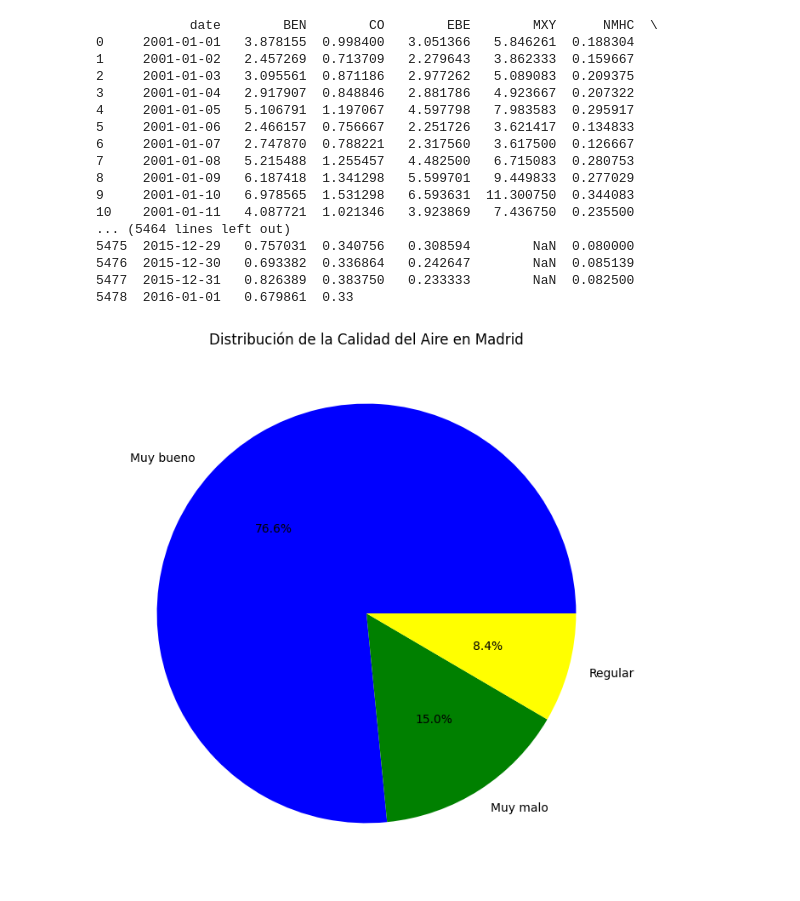
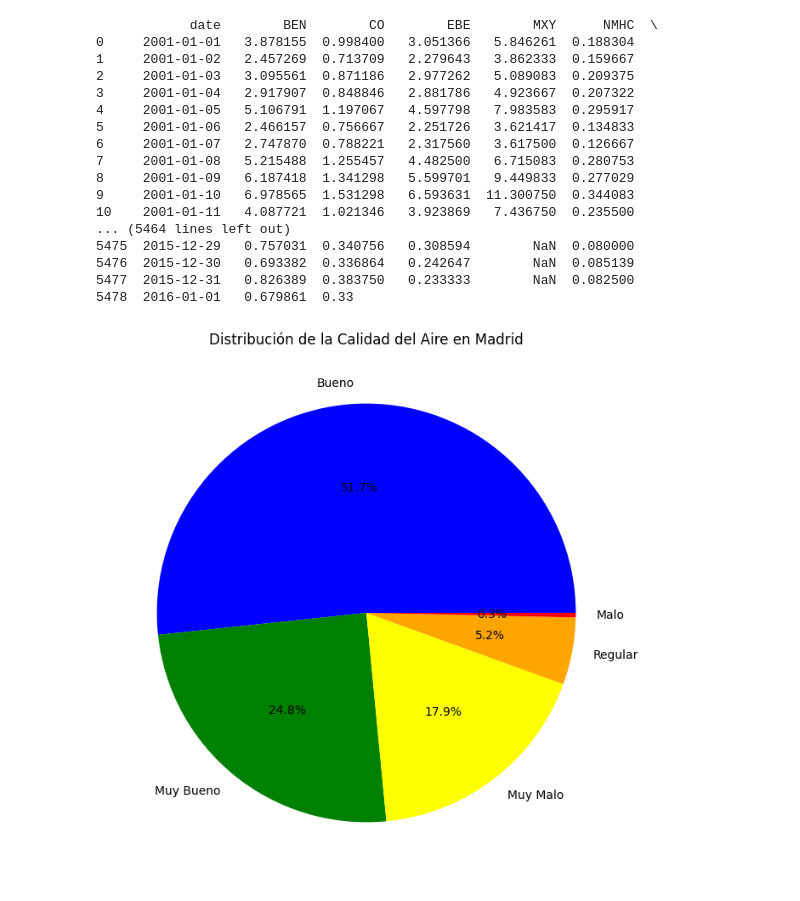
Before and after one commit to DavidArquero/labo1DataMining, a Jupyter notebook: lab01.ipynb, the cells around one changed output. Saved outputs shown, nothing was run; the diff lists cells and outputs as text; code cells hidden in the pictures.

```diff
--- a/lab01.ipynb
+++ b/lab01.ipynb
@@ -17,6 +17,22 @@ limitesContaminantes = {
     "SO_2": [50, 100, 350, 500]
 }
 
+orden_calidad = {
+    "Muy Bueno": 1,
+    "Bueno": 2,
+    "Regular": 3,
+    "Malo": 4,
+    "Muy Malo": 5
+}
+
+orden_calidad_inverso = {
+    1: "Muy Bueno",
+    2: "Bueno",
+    3: "Regular",
+    4: "Malo",
+    5: "Muy Malo"
+}
+
 
 # Ruta de la carpeta donde están los archivos CSV
 ruta_carpeta = "./csvs_por_año"
@@ -27,8 +43,12 @@ archivos_csv = [archivo for archivo in os.listdir(ruta_carpeta) if archivo.endsw
 # Leer y concatenar todos los archivos en un solo DataFrame
 df = pd.concat([pd.read_csv(os.path.join(ruta_carpeta, archivo)) for archivo in archivos_csv], ignore_index=True)
 
-#Eliminar datos redundantes o anómalos.
+#Eliminar datos redundantes.
 df = df.drop_duplicates()
+
+columnas_relevantes = ["PM25", "PM10", "NO_2", "O_3", "SO_2"]
+
+
 
 # Convertir la columna 'date' a tipo datetime
 df["date"] = pd.to_datetime(df["date"])
@@ -46,15 +66,15 @@ def clasificar_calidad(valor, limites):
     Clasifica el valor de contaminación según los rangos de la tabla.
     """
     if valor <= limites[0]:
-        return "Muy bueno"
+        return 1
     elif valor <= limites[1]:
-        return "Bueno"
+        return 2
     elif valor <= limites[2]:
-        return "Regular"
+        return 3
     elif valor <= limites[3]:
-        return "Malo"
+        return 4
     else:
-        return "Muy malo"
+        return 5
 
 
 
@@ -66,37 +86,37 @@ for contaminante, limites in limitesContaminantes.items():
 df_media_diaria["Calidad_Aire_General"] = df_media_diaria[
     [f"categoria_{c}" for c in limitesContaminantes.keys()]
 ].max(axis=1)  # Toma la peor categoría
-
+df_media_diaria["Calidad_Aire_General"] = df_media_diaria["Calidad_Aire_General"].replace(orden_calidad_inverso)
 
 print(df_media_diaria)
 
 df_media_diaria.to_csv("calidad_aire_diaria.csv", index=False)
 
 # Contar la cantidad de días en cada categoría
 conteo_calidades = df_media_diaria["Calidad_Aire_General"].value_counts()
 print(conteo_calidades)
 
 # Crear el gráfico de pastel
 plt.figure(figsize=(8, 8))
 plt.pie(conteo_calidades, labels=conteo_calidades.index, autopct="%1.1f%%", colors=["blue", "green", "yellow", "orange", "red"])
 plt.title("Distribución de la Calidad del Aire en Madrid")
 plt.show()
 # %% [output]
             date        BEN        CO        EBE        MXY      NMHC  \
 0     2001-01-01   3.878155  0.998400   3.051366   5.846261  0.188304
 1     2001-01-02   2.457269  0.713709   2.279643   3.862333  0.159667
 2     2001-01-03   3.095561  0.871186   2.977262   5.089083  0.209375
 3     2001-01-04   2.917907  0.848846   2.881786   4.923667  0.207322
 4     2001-01-05   5.106791  1.197067   4.597798   7.983583  0.295917
 5     2001-01-06   2.466157  0.756667   2.251726   3.621417  0.134833
 6     2001-01-07   2.747870  0.788221   2.317560   3.617500  0.126667
 7     2001-01-08   5.215488  1.255457   4.482500   6.715083  0.280753
 8     2001-01-09   6.187418  1.341298   5.599701   9.449833  0.277029
 9     2001-01-10   6.978565  1.531298   6.593631  11.300750  0.344083
 10    2001-01-11   4.087721  1.021346   3.923869   7.436750  0.235500
 ... (5464 lines left out)
 5475  2015-12-29   0.757031  0.340756   0.308594        NaN  0.080000
 5476  2015-12-30   0.693382  0.336864   0.242647        NaN  0.085139
 5477  2015-12-31   0.826389  0.383750   0.233333        NaN  0.082500
 5478  2016-01-01   0.679861  0.33
-[figure, old version]
+[figure, new version]
```
Also changed, not shown: 1 other file.
